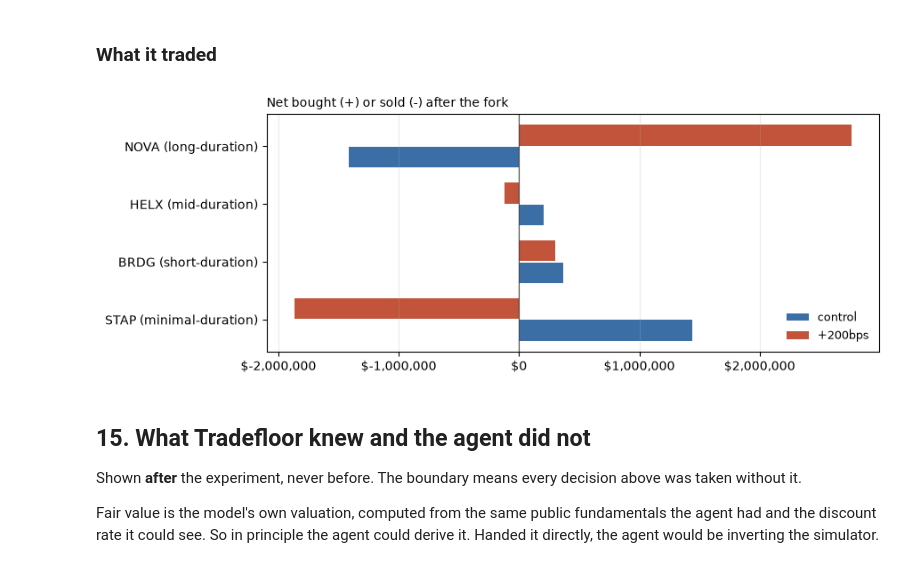
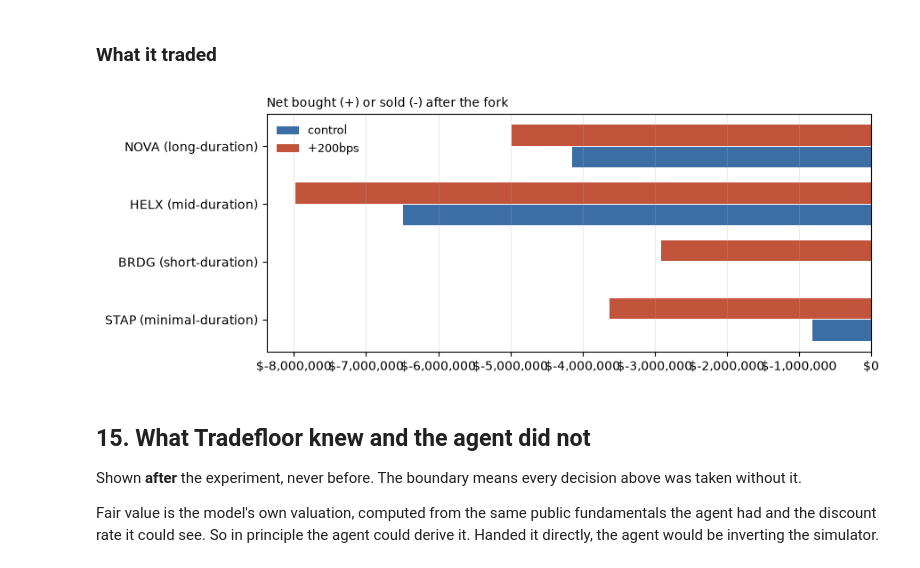
Before and after one commit to simoncoombes/tradefloor, a Jupyter notebook: examples/integrations/langgraph/rate_shock.ipynb, the cells around one changed output. Cells and saved outputs as stored; diff of their text form; code cells hidden in the pictures.

```diff
--- a/examples/integrations/langgraph/rate_shock.ipynb
+++ b/examples/integrations/langgraph/rate_shock.ipynb
@@ -553,35 +556,36 @@ plt.show()
 # %%
 def net_notional(world_):
     fork_ = world_.fork_step or 0
     totals = {t: 0.0 for t in world_.engine.tickers}
     for row in world_.trace[fork_:]:
         for fill in row["fills"]:
-            totals[fill["ticker"]] += fill["quantity"] * fill["price"]
+            # A limit order still resting has no price and a notional of 0.
+            totals[fill["ticker"]] += fill["notional"]
     return totals
 
 
 left_n, right_n = net_notional(control), net_notional(shock)
 names = [experiment.label(row) for row in experiment.BY_DURATION]
 order = [row[0] for row in experiment.BY_DURATION]
 y = range(len(order))
 
 fig, ax = plt.subplots(figsize=(9, 3.4))
 ax.barh([i + 0.19 for i in y], [left_n[t] for t in order], height=0.36,
         color="#3b6ea5", label="control")
 ax.barh([i - 0.19 for i in y], [right_n[t] for t in order], height=0.36,
         color="#c1543a", label="+200bps")
 ax.axvline(0, color="#444444", linewidth=0.8)
 ax.set_yticks(list(y), names)
 ax.invert_yaxis()
 ax.xaxis.set_major_formatter("${x:,.0f}")
 ax.set_title("Net bought (+) or sold (-) after the fork", loc="left",
              fontsize=10)
 ax.legend(frameon=False, fontsize=9)
 ax.grid(axis="x", alpha=0.25)
 fig.tight_layout()
 plt.show()
 # %% [output]
-[figure, old version]
+[figure, new version]
 # %% [markdown]
 ## 15. What Tradefloor knew and the agent did not
 
```
Also changed, not shown: parts of 11 cells of this notebook, 12 other files.
